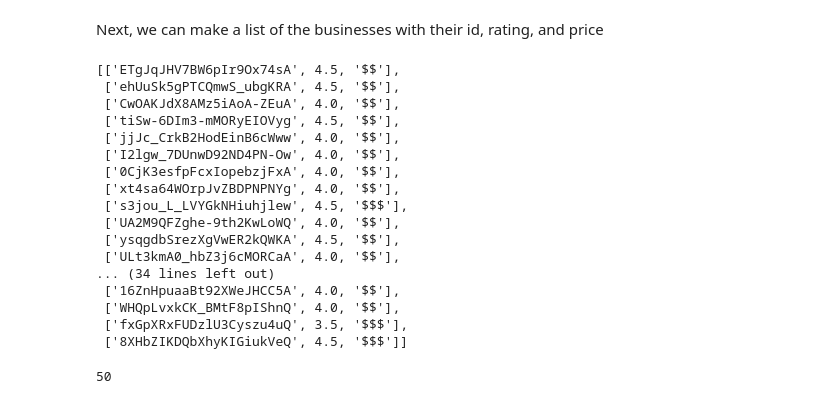
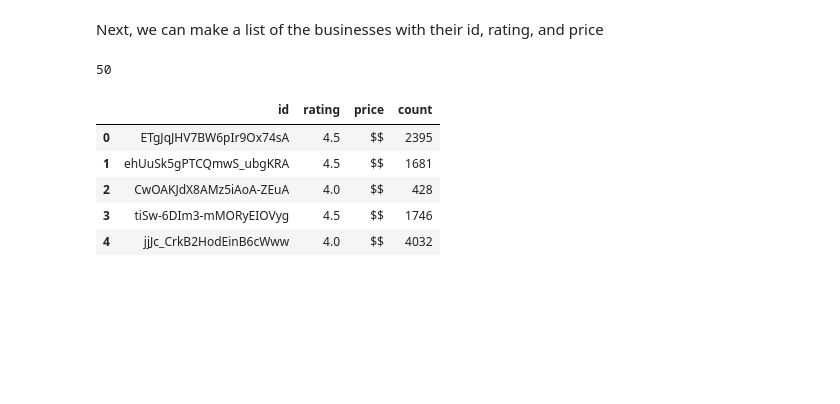
Before and after one commit to cyuancheng/NLP_Yelp_review, a Jupyter notebook: NLP_2_yelp.ipynb, the cells around one changed output. Saved outputs shown, nothing was run; the diff lists cells and outputs as text; code cells hidden in the pictures; blank space fills up the shorter version.

```diff
--- a/NLP_2_yelp.ipynb
+++ b/NLP_2_yelp.ipynb
@@ -98,35 +94,29 @@ for item in data['businesses']:
   #print(i)
   #i+= 1
   try:
-    list_buss.append([item['id'], item['rating'], item['price']])
+    list_buss.append([item['id'], item['rating'], item['price'],item['review_count']])#, \
+                    #  item['categories'][0]['alias'], item['categories'][1]['alias'],item['categories'][2]['alias'],\
+                    #  item['categories'][0]['title'], item['categories'][1]['title'],item['categories'][1]['title']])
   except:
-    list_buss.append([item['id'], item['rating'], None])
+    #list_buss.append([item['id'], item['rating'], None, None, None, None, None, None, None, None])
     pass
   #print(item['id'])
-list_buss
+#list_buss
-# %% [output]
-[['ETgJqJHV7BW6pIr9Ox74sA', 4.5, '$$'],
- ['ehUuSk5gPTCQmwS_ubgKRA', 4.5, '$$'],
- ['CwOAKJdX8AMz5iAoA-ZEuA', 4.0, '$$'],
- ['tiSw-6DIm3-mMORyEIOVyg', 4.5, '$$'],
- ['jjJc_CrkB2HodEinB6cWww', 4.0, '$$'],
- ['I2lgw_7DUnwD92ND4PN-Ow', 4.0, '$$'],
- ['0CjK3esfpFcxIopebzjFxA', 4.0, '$$'],
- ['xt4sa64WOrpJvZBDPNPNYg', 4.0, '$$'],
- ['s3jou_L_LVYGkNHiuhjlew', 4.5, '$$$'],
- ['UA2M9QFZghe-9th2KwLoWQ', 4.0, '$$'],
- ['ysqgdbSrezXgVwER2kQWKA', 4.5, '$$'],
- ['ULt3kmA0_hbZ3j6cMORCaA', 4.0, '$$'],
-... (34 lines left out)
- ['16ZnHpuaaBt92XWeJHCC5A', 4.0, '$$'],
- ['WHQpLvxkCK_BMtF8pIShnQ', 4.0, '$$'],
- ['fxGpXRxFUDzlU3Cyszu4uQ', 3.5, '$$$'],
- ['8XHbZIKDQbXhyKIGiukVeQ', 4.5, '$$$']]
 # %%
 len(list_of_ids)
 # %% [output]
 50
 # %%
 # convert to pandas format
-list_buss = pd.DataFrame(list_buss, columns = ['id','rating','price'])
-list_buss
+#list_buss = pd.DataFrame(list_buss, columns = ['id','rating','price', 'count', 'alitas1', 'alitas2', 'alitas3','title1',\
+#'title2','title3'])
+list_buss = pd.DataFrame(list_buss, columns = ['id','rating','price', 'count'])
+
+list_buss.head()
+# %% [output]
+|  | id | rating | price | count |
+| 0 | ETgJqJHV7BW6pIr9Ox74sA | 4.5 | $$ | 2395 |
+| 1 | ehUuSk5gPTCQmwS_ubgKRA | 4.5 | $$ | 1681 |
+| 2 | CwOAKJdX8AMz5iAoA-ZEuA | 4.0 | $$ | 428 |
+| 3 | tiSw-6DIm3-mMORyEIOVyg | 4.5 | $$ | 1746 |
+| 4 | jjJc_CrkB2HodEinB6cWww | 4.0 | $$ | 4032 |
```
Also changed, not shown: parts of 11 cells of this notebook.
